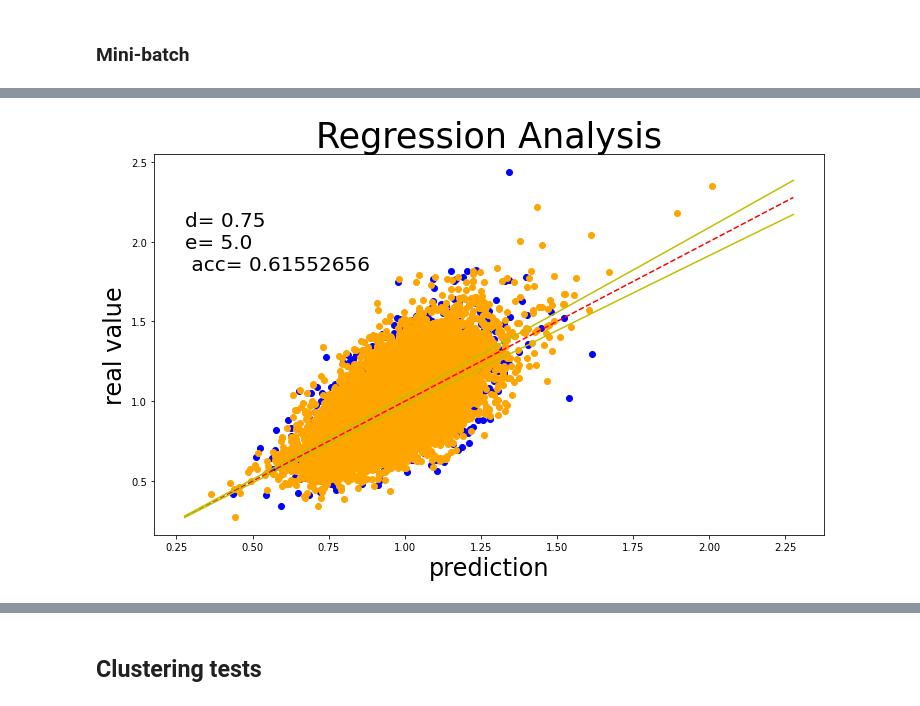
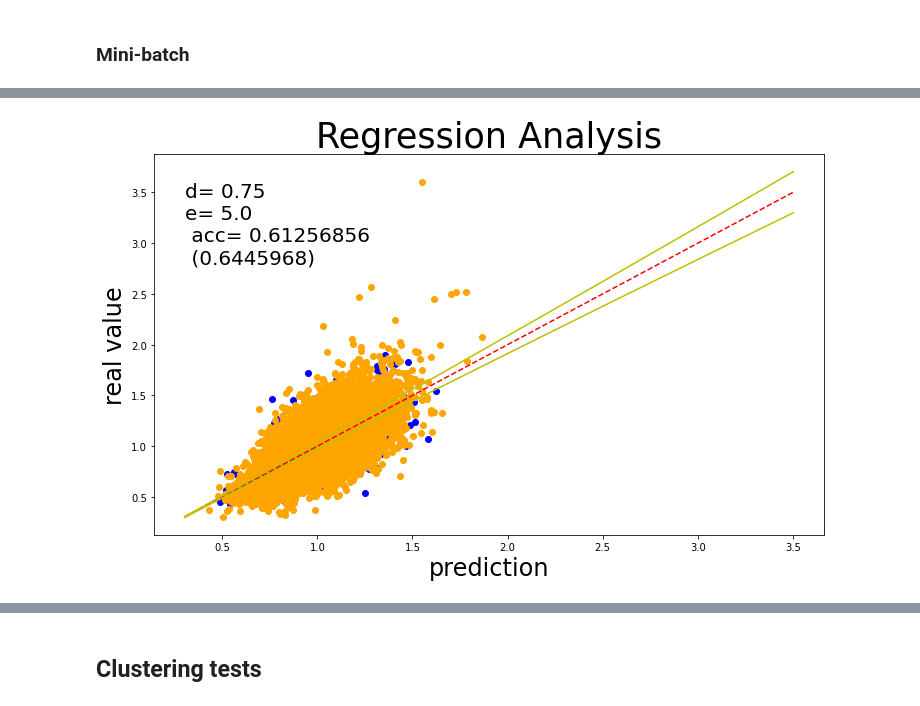
Before and after one commit to Simone7monaco/PatchyParticles, a Jupyter notebook: MULTI_OrderParameters.ipynb, the cells around one changed output, grey strips where cells are left out. Saved outputs shown, nothing was run; the diff lists cells and outputs as text; code cells hidden in the pictures.

```diff
--- a/MULTI_OrderParameters.ipynb
+++ b/MULTI_OrderParameters.ipynb
@@ -34,7 +34,7 @@ events=[]
 C=[]
 d=75; e=500
 
-multis=range(25)
+multis=range(50)
 for i in multis:
     sname="MULTI_484/S."+str(d)+"."+str(e)+"/snap."+str(d)+"."+str(e)+"."+str(i)+".patch"
     tname="MULTI_484/T."+str(d)+"."+str(e)+"/bl."+str(d)+"."+str(e)+"."+str(i)+".dat"
@@ -379,18 +384,20 @@ plt.show()
 # %%
-def test_train_split(X, y, test_fraction, shuffle=True):
+def test_train_split(X, y, test_fraction, shuffle=True, split_test=True):
     d_size = len(X)
     indices = list(range(d_size))
     split = int(np.floor(test_fraction*d_size))
+
     if shuffle:
         np.random.seed(1)
         np.random.shuffle(indices)
     train_indices, test_indices = indices[split:], indices[:split]
-    return (X[train_indices], y[train_indices], X[test_indices], y[test_indices], test_indices)
+    mid = len(test_indices)//2
 
-def accuracy(model, X, y, pct_close):
-    n=len(y)
-    n_correct = torch.sum(torch.abs(model(X)-y)<torch.abs(pct_close*y))
-    return n_correct.item()*100./n
+    if split_test:
+        Xt, yt = X[test_indices], y[test_indices]
+        return (X[train_indices], y[train_indices], Xt[:mid], Xt[mid:], yt[:mid], yt[mid:], test_indices)
+    else:
+        return (X[train_indices], y[train_indices], Xtests, ytests, test_indices)
 
 def rcorr(x,y):
     mx, my = x.mean(), y.mean()
@@ -398,8 +405,6 @@ def rcorr(x,y):
 
 #Set a fixed seed, since we're testing things
 torch.manual_seed(1)    # reproducible
-
-# X_train, y_train, X_test, y_test, tests=test_train_split(torchX,torchy, .2)
 # %% [output]
 <torch._C.Generator at 0x...>
 # %%
@@ -426,5 +431,8 @@ XX=np.array([convert(i) for i in X])
 
 torchXX=torch.from_numpy(XX).float()
 
-X_train, y_train, X_test, y_test, tests=test_train_split(torchXX,torchy, .2)
+# X_train, y_train, X_test, y_test, tests=test_train_split(torchXX,torchy, .2)
+
+# with separation of test data
+X_train, y_train, X_test0, X_test1, y_test0, y_test1, tests=test_train_split(torchXX,torchy, .2)
 # %% [output]
@@ -490,6 +498,8 @@ bestcorr = 0
 
 showplot=0
 bestcorr=0
+
+#here only X_test[0] is used
 
 for t in range(600):
     for step, (batch_x, batch_y) in enumerate(loader):
@@ -506,16 +516,16 @@ for t in range(600):
         loss.backward()         # backpropagation, compute gradients
         optimizer.step()        # apply gradients
     netcpu = net.cpu()
-    pred_test = netcpu(X_test)
+    pred_test = netcpu(X_test0)
     net = net.to(device)
-    newcorr = rcorr(pred_test.data.numpy(), y_test.data.numpy())
+    newcorr = rcorr(pred_test.data.numpy(), y_test0.data.numpy())
 
     if newcorr>bestcorr:
         bestnet.load_state_dict(net.state_dict())
         bestit=(t+step, newcorr)
         bestcorr=newcorr
 
-    LOSS.append(loss_func(pred_test,y_test))
+    LOSS.append(loss_func(pred_test,y_test0))
     CORR.append(newcorr)
     # plot current status: prediction versus real value
 
@@ -527,7 +537,7 @@ for t in range(600):
         tt = np.linspace(min(y_train), max(y_train), 5)
 
         fig, ax = plt.subplots(figsize=(12,7))
-        ptitle='%d) %f  %f '%(t, loss.data.numpy(), rcorr(net(X_test).data.numpy(), y_test.data.numpy()))
+        ptitle='%d) %f  %f '%(t, loss.data.numpy(), rcorr(net(X_test0).data.numpy(), y_test0.data.numpy()))
 
         ax.set_title(ptitle, fontsize=25)
         ax.set_xlabel('prediction', fontsize=24)
@@ -541,7 +551,7 @@ for t in range(600):
         # Dashed line is the ideal result
         plt.plot(tt,tt,'r--')
     else:
-        print('%d) %.5f  %.5f %.5f '%(t, loss.item(), loss_func(pred_test,y_test).item(),newcorr))
+        print('%d) %.5f  %.5f Best:%.5f '%(t, loss.item(), newcorr, bestcorr))
 
 net.load_state_dict(bestnet.state_dict())
 # %% [output]
@@ -562,30 +572,31 @@ plt.show()
 # %%
 # plot current status: prediction versus real value
-acc = rcorr(net(X_test).data.numpy(), y_test.data.numpy())
+acc0 = rcorr(net(X_test0).data.numpy(), y_test0.data.numpy())
+acc1 = rcorr(net(X_test1).data.numpy(), y_test1.data.numpy())
 # tt = np.linspace(min(y_train), max(y_train))
 tt = np.arange(min(y_train), max(y_train), .1)
 SE = (tt*y.mean())**(3/2)/np.sqrt(time)/y.mean()
 
 fig, ax = plt.subplots(figsize=(12,7))
 ax.set_title('Regression Analysis', fontsize=35)
 ax.set_xlabel('prediction', fontsize=24)
 ax.set_ylabel('real value', fontsize=24)
 
-par="d= "+str(d/100)+"\n"+"e= "+str(e/100)+"\n acc= "+str(acc)
+par="d= "+str(d/100)+"\n"+"e= "+str(e/100)+"\n acc= "+str(acc1)+"\n ("+str(acc0)+")"
 tx,ty= (tt[0], .8*tt[-1])
 
-plt.scatter(net(X_test).data.numpy(), y_test.data.numpy(), color = "blue")
+plt.scatter(net(X_test1).data.numpy(), y_test1.data.numpy(), color = "blue")
 plt.scatter(net(X_train).data.numpy(), y_train.data.numpy(), color = "orange")
 # Dashed line is the ideal result
 plt.plot(tt,tt,'r--')
 # plt.fill_between(tt,tt+SE,tt-SE,color='y', zorder=0)
 plt.plot(tt,tt+2*SE,'y')
 plt.plot(tt,tt-2*SE,'y')
 
 plt.text(tx, ty, par, fontsize=20)
 plt.show()
 # %% [output]
-[figure, old version]
+[figure, new version]
 # %%
 net.to('cpu')
 
```
Also changed, not shown: parts of 14 cells of this notebook.
